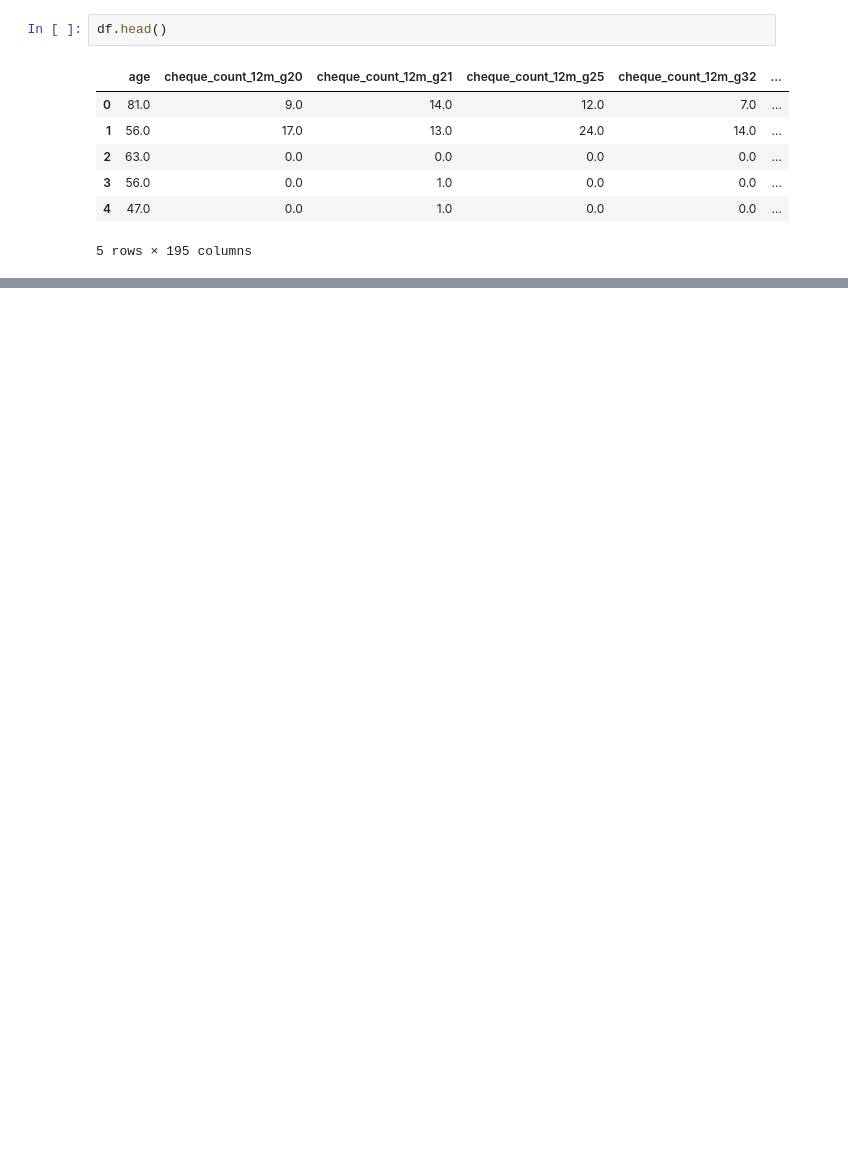
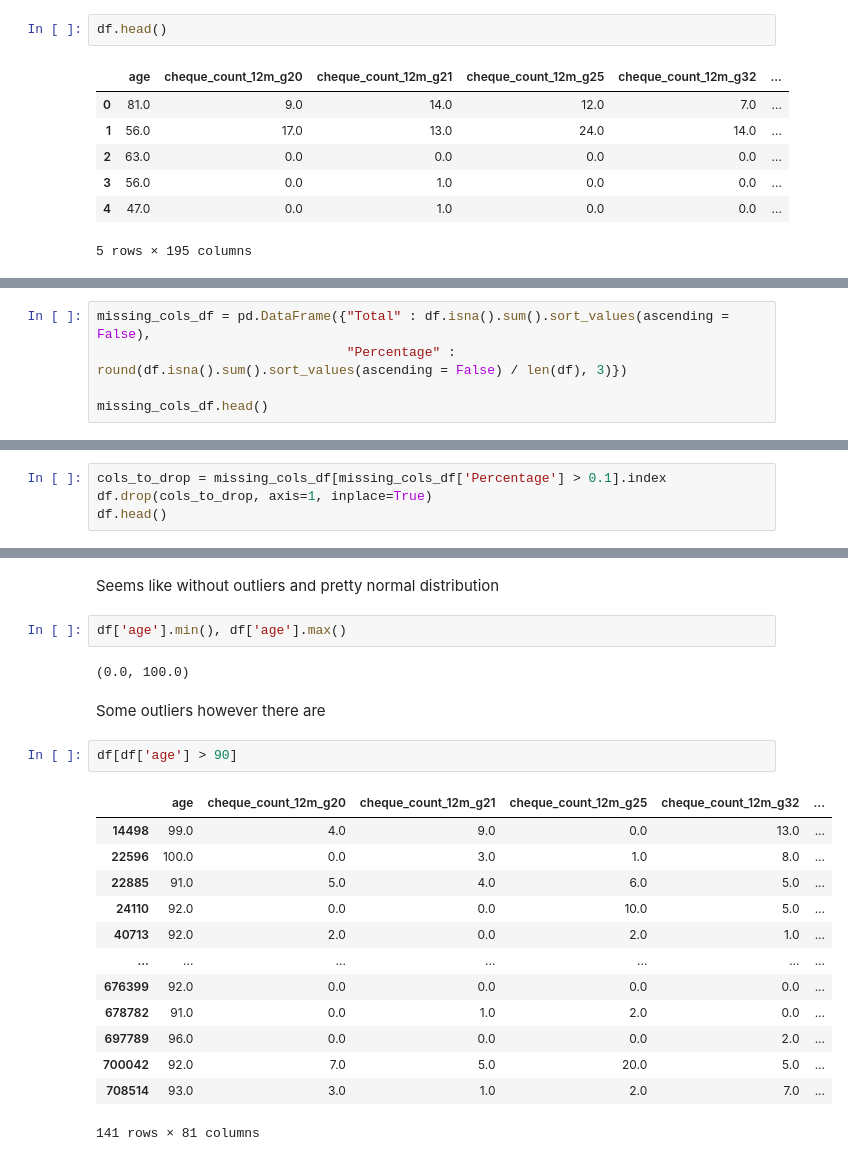
Before and after one commit to TayJen/Uplift---A-B-Testing---Reliable-ML, a Jupyter notebook: kaggle_base.ipynb, the cells around one changed output, grey strips where cells are left out. Saved outputs shown, nothing was run; the diff lists cells and outputs as text; blank space fills up the shorter version.

```diff
--- a/kaggle_base.ipynb
+++ b/kaggle_base.ipynb
@@ -19,0 +50,5 @@ df.head()
+# %%
+missing_cols_df = pd.DataFrame({"Total" : df.isna().sum().sort_values(ascending = False),
+                                "Percentage" : round(df.isna().sum().sort_values(ascending = False) / len(df), 3)})
+
+missing_cols_df.head()
@@ -19,0 +68,4 @@ df.head()
+# %%
+cols_to_drop = missing_cols_df[missing_cols_df['Percentage'] > 0.1].index
+df.drop(cols_to_drop, axis=1, inplace=True)
+df.head()
@@ -19,0 +121,24 @@ df.head()
+# %% [markdown]
+Seems like without outliers and pretty normal distribution
+# %%
+df['age'].min(), df['age'].max()
+# %% [output]
+(0.0, 100.0)
+# %% [markdown]
+Some outliers however there are
+# %%
+df[df['age'] > 90]
+# %% [output]
+|  | age | cheque_count_12m_g20 | cheque_count_12m_g21 | cheque_count_12m_g25 | cheque_count_12m_g32 | ... |
+| 14498 | 99.0 | 4.0 | 9.0 | 0.0 | 13.0 | ... |
+| 22596 | 100.0 | 0.0 | 3.0 | 1.0 | 8.0 | ... |
+| 22885 | 91.0 | 5.0 | 4.0 | 6.0 | 5.0 | ... |
+| 24110 | 92.0 | 0.0 | 0.0 | 10.0 | 5.0 | ... |
+| 40713 | 92.0 | 2.0 | 0.0 | 2.0 | 1.0 | ... |
+| ... | ... | ... | ... | ... | ... | ... |
+| 676399 | 92.0 | 0.0 | 0.0 | 0.0 | 0.0 | ... |
+| 678782 | 91.0 | 0.0 | 1.0 | 2.0 | 0.0 | ... |
+| 697789 | 96.0 | 0.0 | 0.0 | 0.0 | 2.0 | ... |
+| 700042 | 92.0 | 7.0 | 5.0 | 20.0 | 5.0 | ... |
+| 708514 | 93.0 | 3.0 | 1.0 | 2.0 | 7.0 | ... |
+141 rows × 81 columns
```
Also changed, not shown: parts of 48 cells of this notebook, 2 other files.
